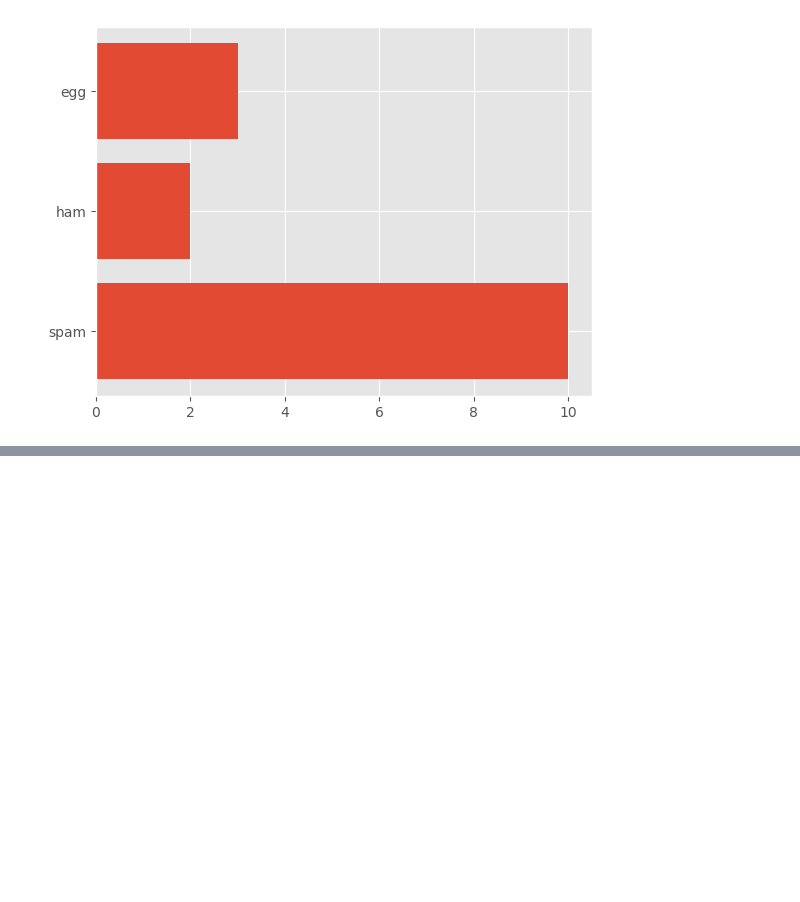
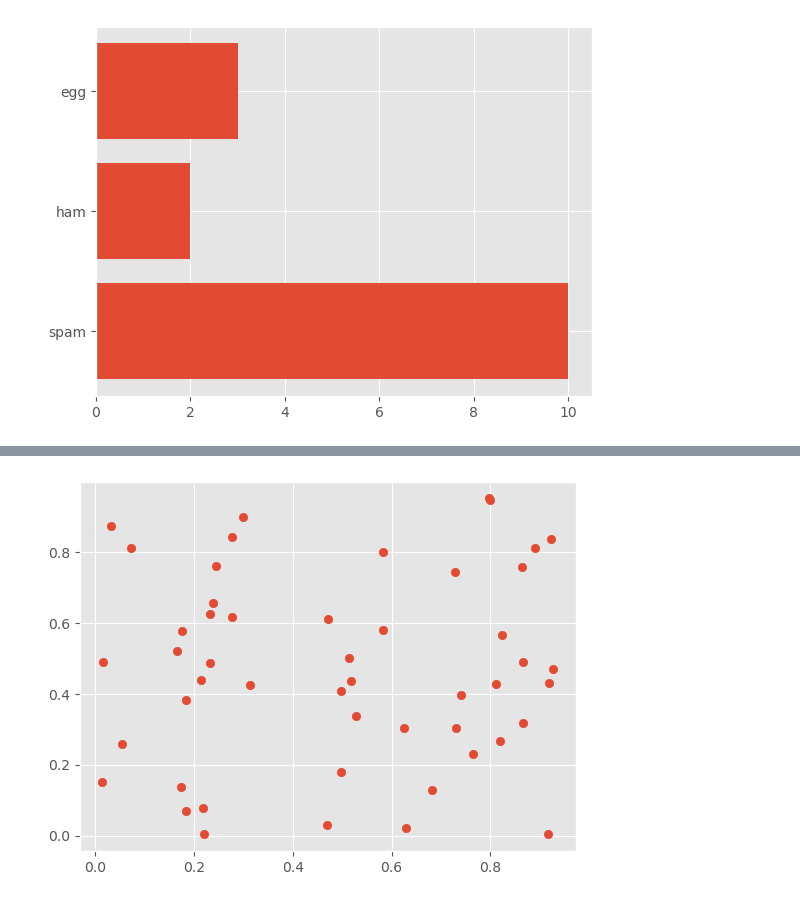
Before and after one commit to KNemoto255/python_DataAnalysis, a Jupyter notebook: Python_DataAnalysis_Matplotlib.ipynb, the cells around one changed output, grey strips where cells are left out. Drawn from its saved outputs; the diff is of its cells as text; code cells hidden in the pictures; blank space fills up the shorter version.

```diff
--- a/Python_DataAnalysis_Matplotlib.ipynb
+++ b/Python_DataAnalysis_Matplotlib.ipynb
@@ -186,0 +205,12 @@ plt.show()
+# %%
+fig, ax = plt.subplots()
+
+#50個の要素を一様乱数で作成する
+rng = np.random.default_rng(123)
+x = rng.random(50)
+y = rng.random(50)
+
+ax.scatter(x,y)
+plt.show()
+# %% [output]
+[figure, added]
```
Also changed, not shown: parts of 30 cells of this notebook.
